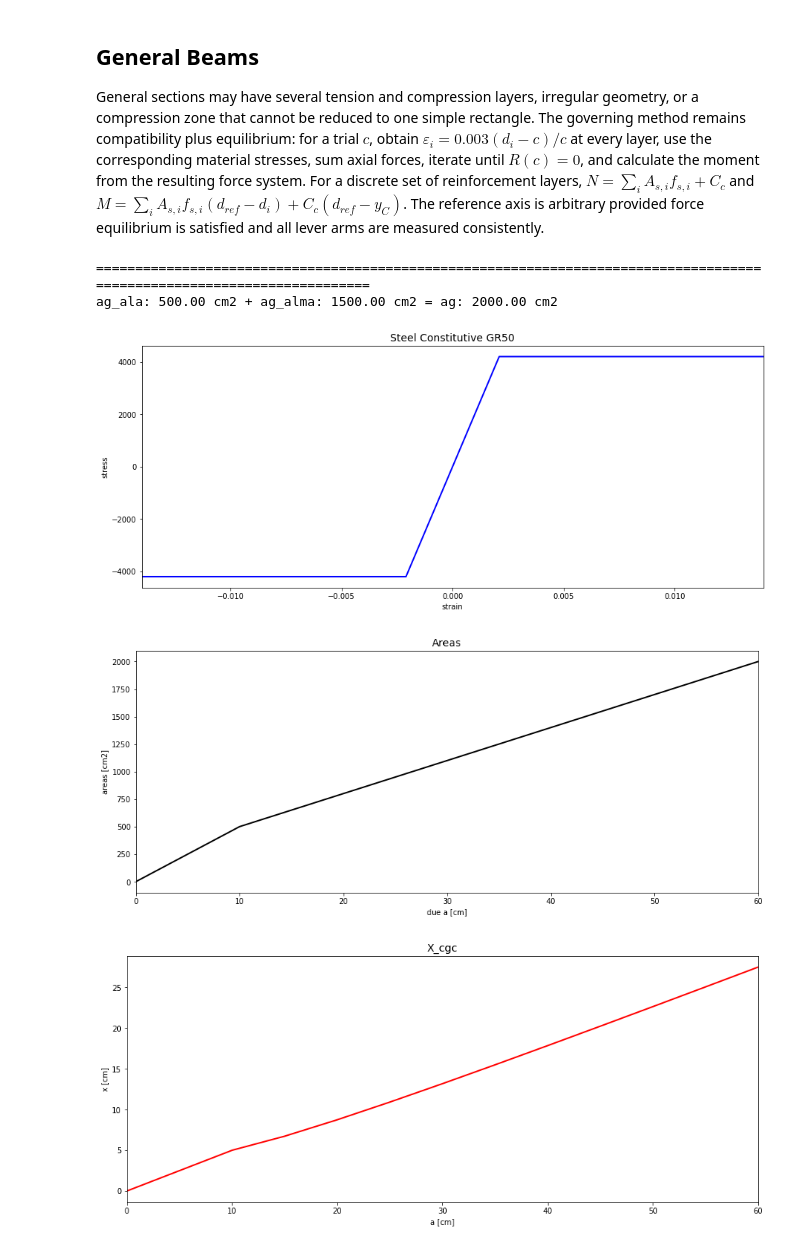
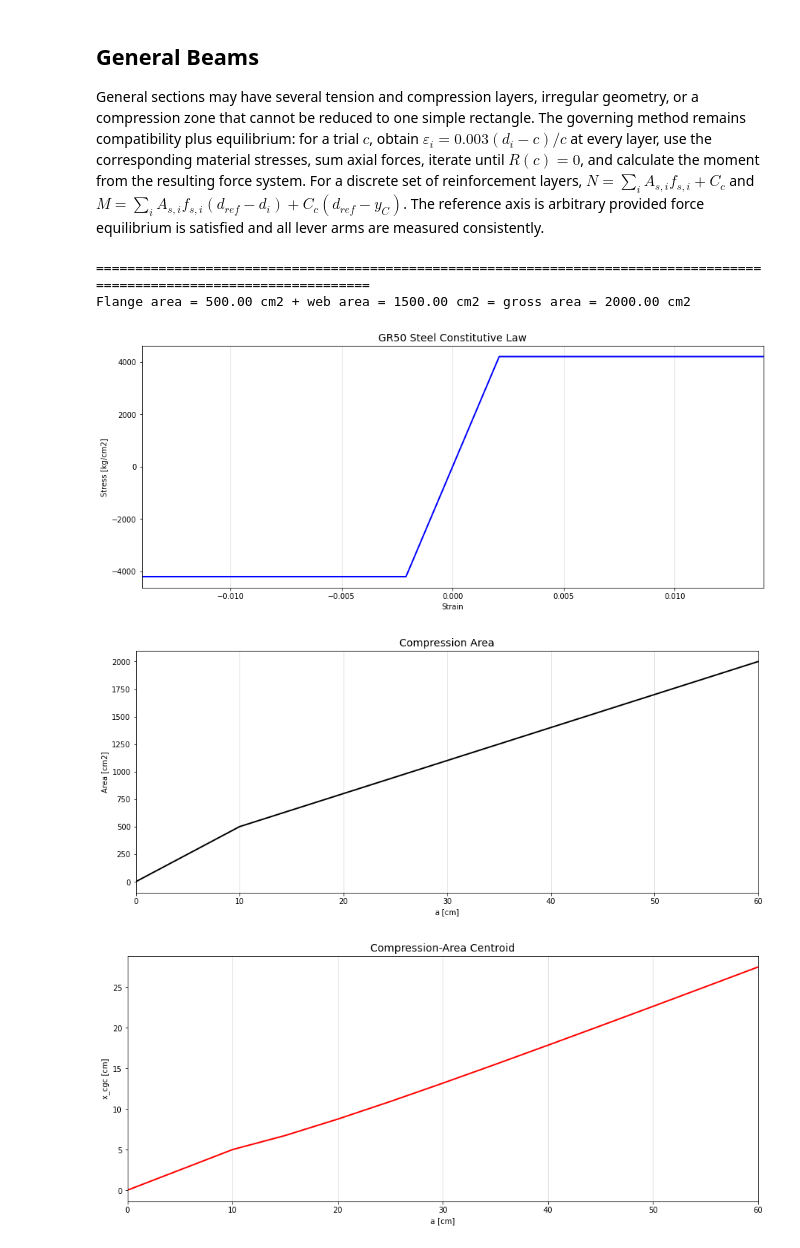
Before and after one commit to Normando1945/Repo_ConcreteII_Desing, a Jupyter notebook: Markdowns/03_Flexural_Strength_Design.ipynb, the cells around one changed output. Saved outputs shown, nothing was run; the diff lists cells and outputs as text; code cells hidden in the pictures.

```diff
--- a/Markdowns/03_Flexural_Strength_Design.ipynb
+++ b/Markdowns/03_Flexural_Strength_Design.ipynb
@@ -345,48 +345,48 @@ steel = np.array([
                 [4200, 0.014]
 ])
 # %%
-#-----Solution-----
-ag_ala = tf*bf
-ag_alma = (h-tf)*bw
-ag = ag_ala + ag_alma
+# ----- Section properties -----
+ag_ala = tf*bf                                                   # Calculate the flange area [cm2]
+ag_alma = (h-tf)*bw                                              # Calculate the web area below the flange [cm2]
+ag = ag_ala + ag_alma                                            # Calculate the gross section area [cm2]
 
-areas = np.array([
+areas = np.array([                                               # Define compression-block depth versus compression area
                     [0, 0],
                     [tf, ag_ala],
                     [h, ag_ala + ag_alma]
 ])
 
 
-x_cgc = []
-aa = []
-for a in np.arange(tf, h + 5, 5):
-    x_cgc.append((ag_ala*tf/2 + ((a-tf)*bw*(tf+(a-tf)/2))) / (bf*tf + (a-tf)*bw))
-    aa.append(a)
+x_cgc = []                                                       # Initialize compression-area centroid values [cm]
+aa = []                                                          # Initialize equivalent compression-block depths [cm]
+for a in np.arange(tf, h + 5, 5):                                # Evaluate centroid locations for successive block depths
+    x_cgc.append((ag_ala*tf/2 + ((a-tf)*bw*(tf+(a-tf)/2))) / (bf*tf + (a-tf)*bw))  # Store the compression-area centroid
+    aa.append(a)                                                 # Store the current compression-block depth
 
-aa = [0,*aa]
-x_cgc = [0,*x_cgc]
-x_cgc_df = pd.DataFrame(x_cgc, columns= ['x_cgc [cm]'])
-aa_df = pd.DataFrame(aa, columns= ['a [cm]'])
+aa = [0,*aa]                                                     # Include the zero-depth reference point
+x_cgc = [0,*x_cgc]                                               # Include the zero-centroid reference point
+x_cgc_df = pd.DataFrame(x_cgc, columns=['x_cgc [cm]'])           # Store centroid values in a table
+aa_df = pd.DataFrame(aa, columns=['a [cm]'])                      # Store block-depth values in a table
 
-print('='*120)
-print(f'ag_ala: {ag_ala:.2f} cm2 + ag_alma: {ag_alma:.2f} cm2 = ag: {ag:.2f} cm2')
+print('='*120)                                                   # Print the report separator
+print(f'Flange area = {ag_ala:.2f} cm2 + web area = {ag_alma:.2f} cm2 = gross area = {ag:.2f} cm2')  # Print section areas
 # %% [output]
 ========================================================================================================================
-ag_ala: 500.00 cm2 + ag_alma: 1500.00 cm2 = ag: 2000.00 cm2
+Flange area = 500.00 cm2 + web area = 1500.00 cm2 = gross area = 2000.00 cm2
 # %%
-#-----Plot---
-plotsteel = SimpleClass(steel[:,1], steel[:,0],title='Steel Constitutive GR50', xlabel='strain', ylabel='stress', color = (0,0,1))
-plotsteel.SimplePlot()
+# ----- Material and section-property plots -----
+plotsteel = SimpleClass(steel[:,1], steel[:,0], title='GR50 Steel Constitutive Law', xlabel='Strain', ylabel='Stress [kg/cm2]', color=(0,0,1))  # Create the steel stress-strain plot
+plotsteel.SimplePlot()                                            # Display the steel constitutive law
 
-plot_area_a = SimpleClass(areas[:,0], areas[:,1], title= 'Areas', xlabel= 'due a [cm]', ylabel= 'areas [cm2]',
-                          color=(0,0,0))
-plot_area_a.SimplePlot()
+plot_area_a = SimpleClass(areas[:,0], areas[:,1], title='Compression Area', xlabel='a [cm]', ylabel='Area [cm2]',
+                          color=(0,0,0))                          # Create the compression-area plot
+plot_area_a.SimplePlot()                                         # Display compression area versus block depth
 
-plot_x_cgc = SimpleClass(aa, x_cgc, title= 'X_cgc', xlabel= 'a [cm]', ylabel= 'x [cm]',
-                          color=(1,0,0))
-plot_x_cgc.SimplePlot()
+plot_x_cgc = SimpleClass(aa, x_cgc, title='Compression-Area Centroid', xlabel='a [cm]', ylabel='x_cgc [cm]',
+                          color=(1,0,0))                          # Create the centroid-location plot
+plot_x_cgc.SimplePlot()                                          # Display centroid location versus block depth
 # %% [output]
-[figure, old version]
+[figure, new version]
-[figure, old version]
+[figure, new version]
-[figure, old version]
+[figure, new version]
 # %%
```
Also changed, not shown: parts of 5 cells of this notebook, 3 other files.
